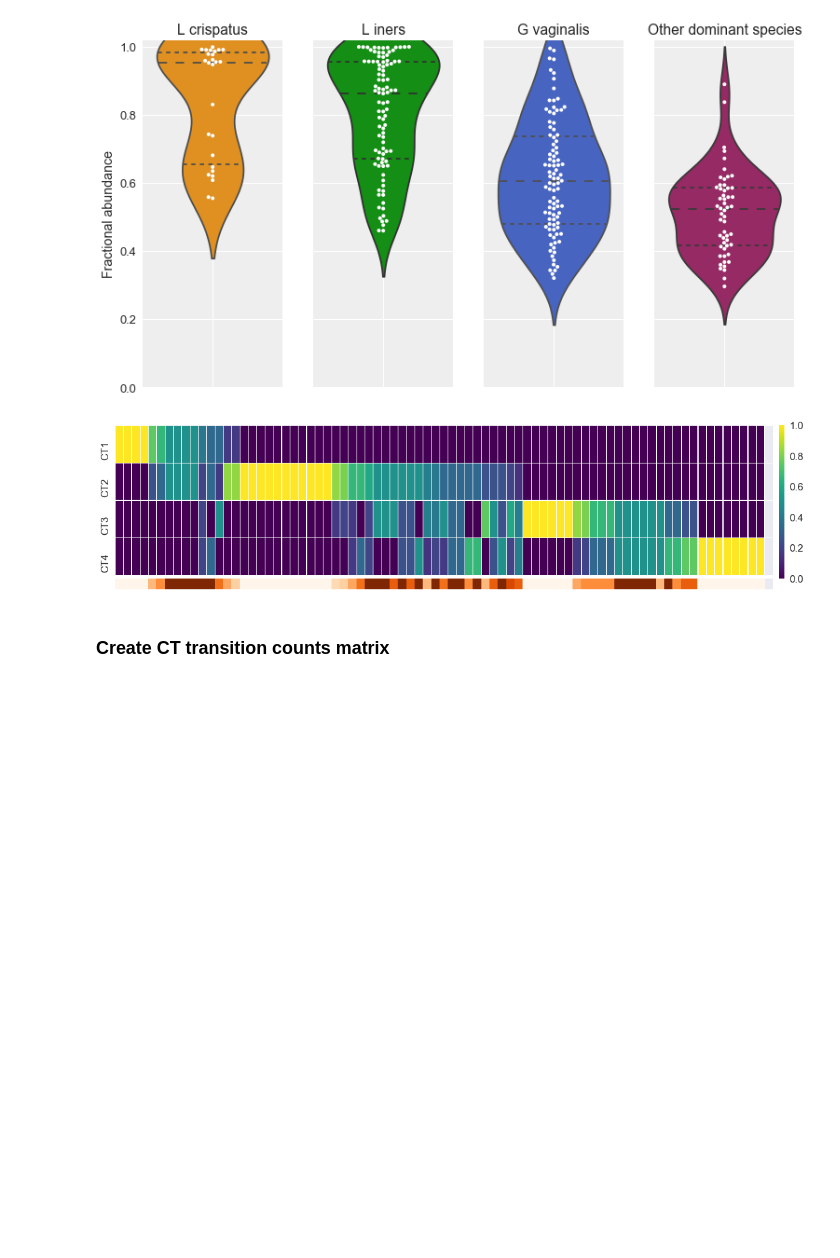
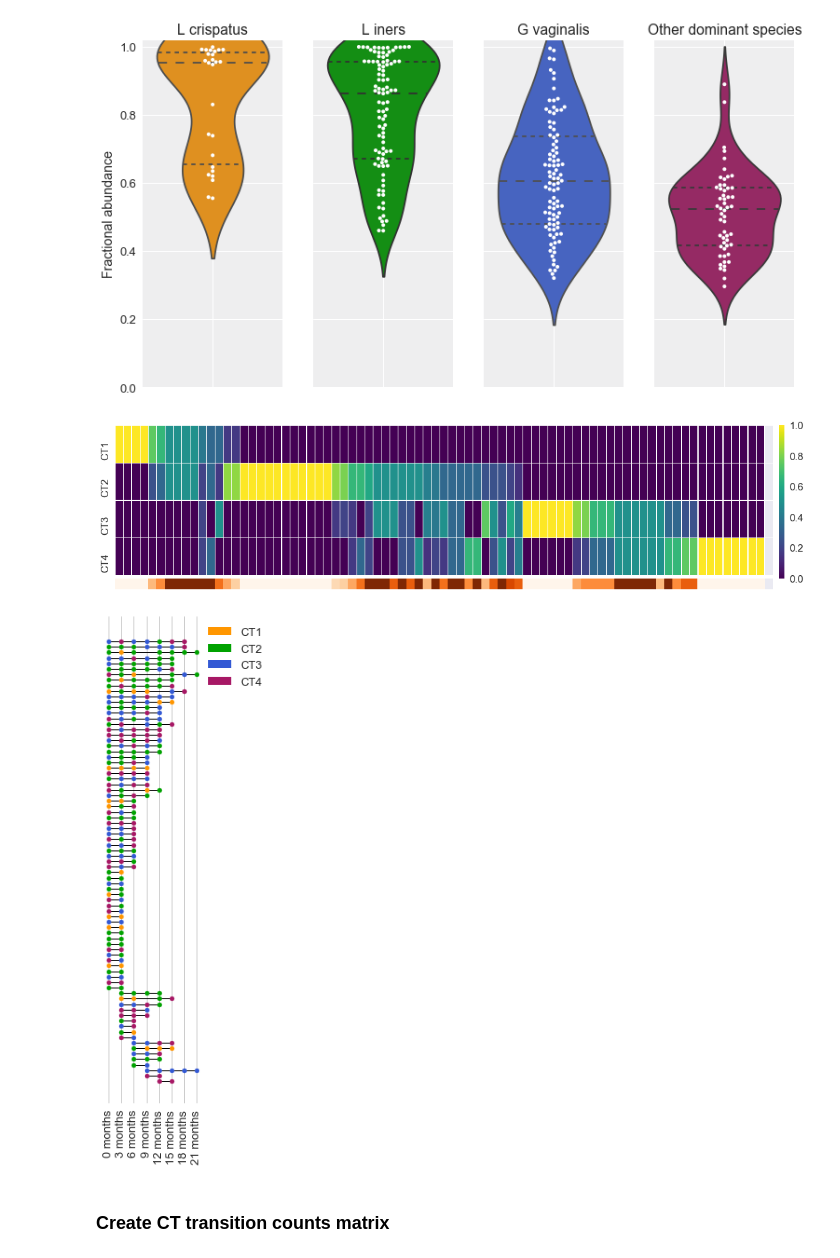
Before and after one commit to munozalexander/Cervicovaginal-Microbiome-Temporal-Dynamics, a Jupyter notebook: Markov_TaxaLevel.ipynb, the cells around one changed output. Cells and saved outputs as stored; diff of their text form; code cells hidden in the pictures; blank space fills up the shorter version.

```diff
--- a/Markov_TaxaLevel.ipynb
+++ b/Markov_TaxaLevel.ipynb
@@ -282,6 +281,31 @@ plt.savefig('figures/visits.pdf', bbox_inches='tight')
 plt.show()
 # %% [output]
 [figure]
+# %%
+#plot sample collection times
+ordered_k = sorted(ids.keys(), key=lambda k:(-ids[k][0],len(ids[k])))
+sns.set(font_scale=1.3)
+sns.set_style("whitegrid")
+fig = plt.figure(figsize=(3,9))
+ax = fig.add_subplot(111)
+ax.set_yticks([])
+#ax.grid('off')
+sns.despine(left=True, bottom=True, right=True)
+for y,k in enumerate(ordered_k):
+    ax.plot([min(ids[k]),max(ids[k])], [y,y], linewidth=1, c='k', zorder=1)
+    for e,t in enumerate(ids[k]):
+        ax.scatter(t, y, c=COLORS[ct_dict[k][e]-1], s=25, zorder=2)
+ax.set_xticks(range(1,9))
+ax.set_xticklabels([str(e)+' months' for e in np.arange(0,22,3)],rotation=90)
+recs = []
+for i in range(4):
+    recs.append(mpatches.Rectangle((0,0),1,1,fc=COLORS[i]))
+ax.legend(recs,['CT1', 'CT2', 'CT3', 'CT4'], prop={'size':13}, bbox_to_anchor=(.95, 1))
+plt.tight_layout()
+plt.savefig('figures/samplecollection.pdf', bbox_inches='tight')
+plt.show()
+# %% [output]
+[figure, added]
 # %% [markdown]
 ### Create CT transition counts matrix
 # %%
```
Also changed, not shown: parts of 9 cells of this notebook, 1 other file.
